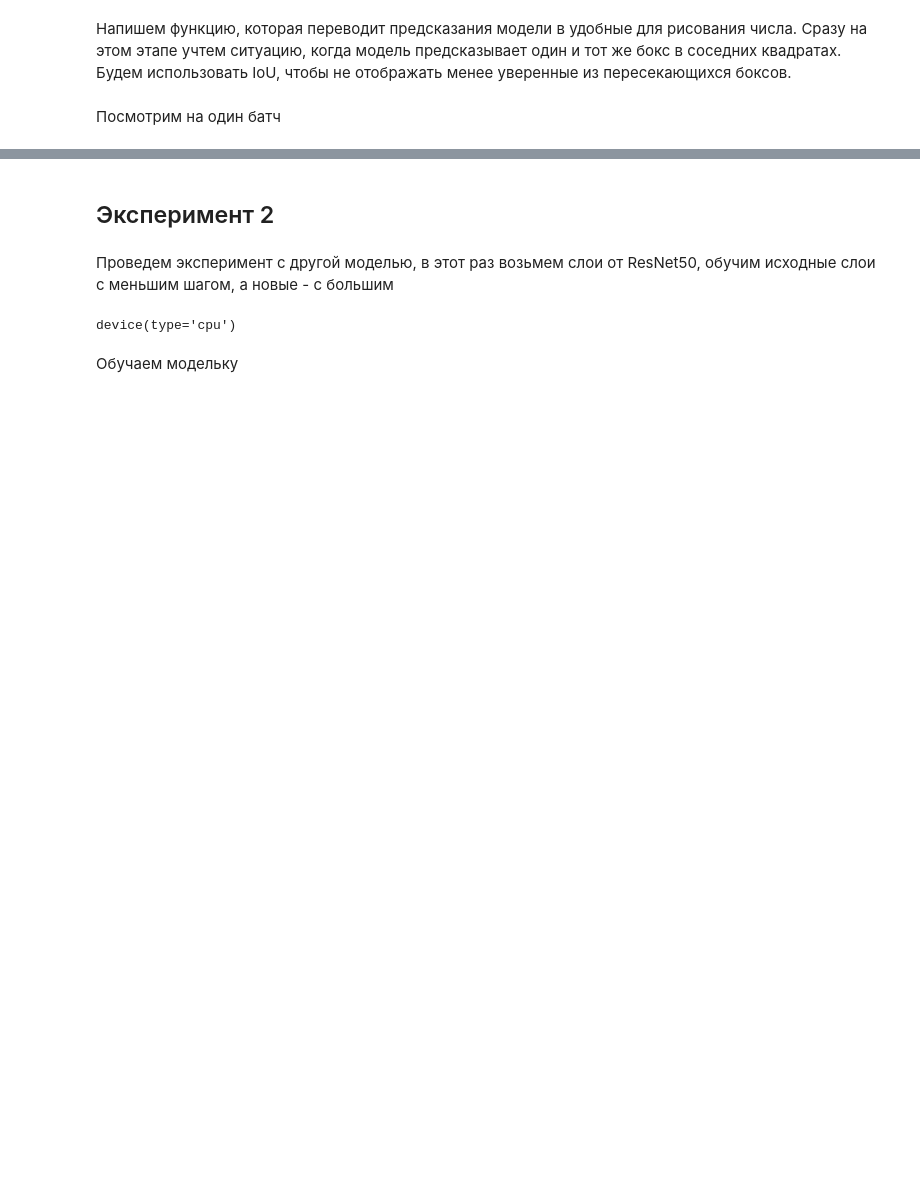
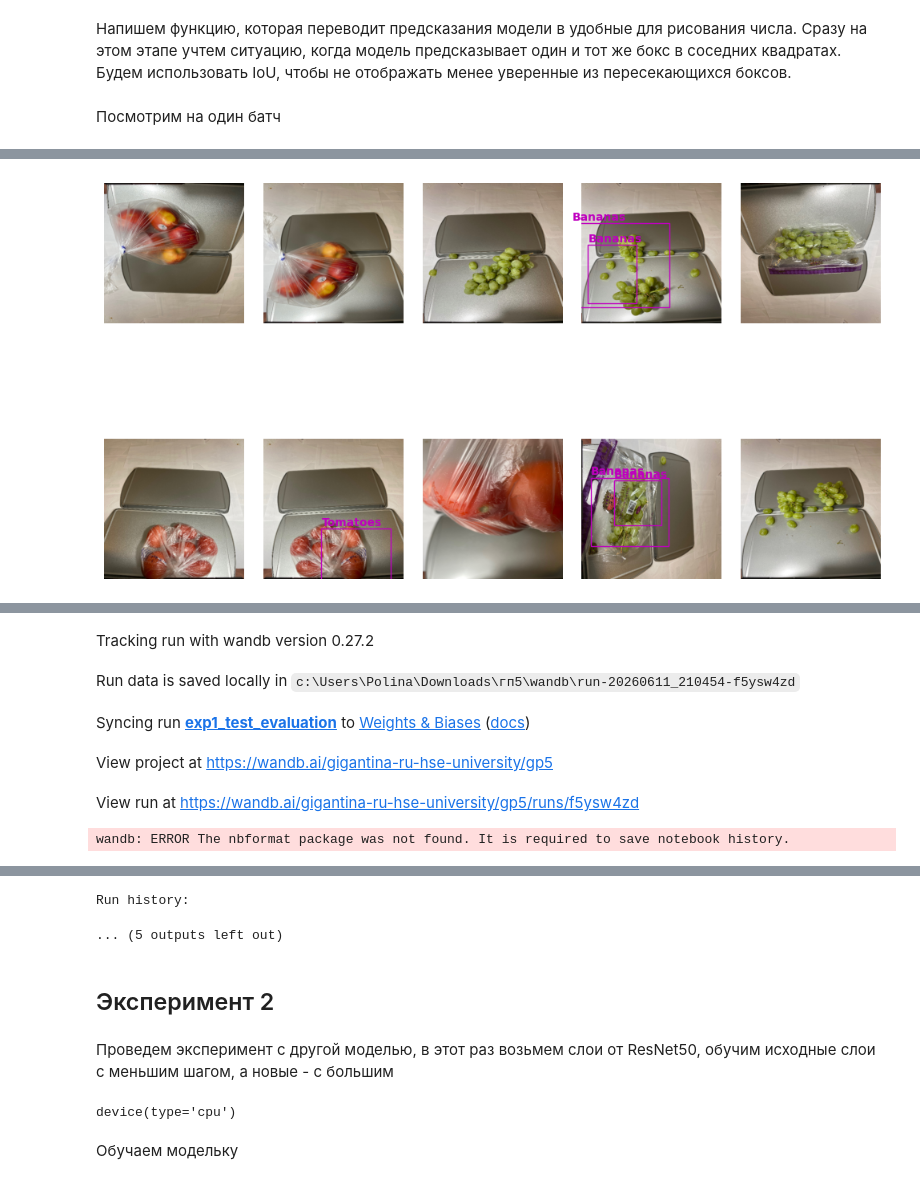
Before and after one commit to gigantina/gp-5, a Jupyter notebook: gp5_cnn_1.ipynb, the cells around one changed output, grey strips where cells are left out. Saved outputs shown, nothing was run; the diff lists cells and outputs as text; code cells hidden in the pictures; blank space fills up the shorter version.

```diff
--- a/gp5_cnn_1.ipynb
+++ b/gp5_cnn_1.ipynb
@@ -134,7 +195,7 @@ C = 10
 # %%
 def get_yolo_data(image_path):
     image_path = Path(image_path)
-    txt_path = str(image_path).replace("/images/", "/bboxes/").replace("jpg", "txt")
+    txt_path = str(image_path).replace("images", "bboxes").replace("jpg", "txt")
     img_w, img_h = Image.open(image_path).size
 
     bboxes = []
@@ -378,0 +481,17 @@ device(type='cpu')
+# %%
+# ОБУЧЕНИЕ СУПЕР КРУТОЙ РУКОПИСНОЙ МОДЕЛЬКИ
+LR = 1e-3
+EPOCHS_1 = 1
+
+config_exp1 = {
+    "model": "SimpleDetector",
+    "architecture": "custom_cnn",
+    "epochs": EPOCHS_1,
+    "batch_size": 10,
+    "learning_rate": LR,
+    "seed": 21,
+    "loss": "special_loss",
+    "task": "detection",
+}
+
+run_exp1 = wandb.init(project=WANDB_PROJECT, entity=WANDB_ENTITY, name="simple_detector_exp1", config=config_exp1)
@@ -467,2 +636,41 @@ visualize(batch["image"], pred_decoded)
 # %%
 # ПОСЧИТАТЬ МЕТРИКИ
+# %%
+test_loader = torch.utils.data.DataLoader(test_ds, 10, collate_fn=collate_fn, shuffle=False)
+
+model_test_1.eval()
+total_loss = 0
+num_batches = 0
+
+with torch.no_grad():
+    for batch in tqdm(test_loader, desc="Оценка на тесте"):
+        images = batch["image"].to(device)
+        targets = batch["target"].to(device)
+
+        pred = model_test_1(images)
+
+        batch_loss = 0
+        for i in range(pred.shape[0]):
+            batch_loss += special_loss(pred[i], targets[i], C=C)
+
+        total_loss += batch_loss.item() / pred.shape[0]
+        num_batches += 1
+
+test_loss = total_loss / num_batches if num_batches > 0 else 0
+print("Test Loss:", test_loss)
+
+batch = next(iter(test_loader))
+images = batch["image"].to(device)
+
+with torch.no_grad():
+    pred = model_test_1(images).cpu()
+
+pred_decoded = decode_prediction_nms(pred, threshold=0.5)
+
+visualize(batch["image"], pred_decoded)
+
+wandb.init(project=WANDB_PROJECT, entity=WANDB_ENTITY, name="exp1_test_evaluation", reinit=True)
+wandb.log({"exp1_test/test_loss": test_loss})
+
+wandb.finish()
+# %% [output]
@@ -468,0 +678 @@ visualize(batch["image"], pred_decoded)
+[figure, added]
@@ -468,0 +681,6 @@ visualize(batch["image"], pred_decoded)
+Tracking run with wandb version 0.27.2
+Run data is saved locally in c:\Users\Polina\Downloads\гп5\wandb\run-20260611_210454-f5ysw4zd
+Syncing run exp1_test_evaluation to Weights & Biases (docs)
+View project at https://wandb.ai/gigantina-ru-hse-university/gp5
+View run at https://wandb.ai/gigantina-ru-hse-university/gp5/runs/f5ysw4zd
+wandb: ERROR The nbformat package was not found. It is required to save notebook history.
@@ -469,3 +688,5 @@ visualize(batch["image"], pred_decoded)
+Run history:
+... (5 outputs left out)
 # %% [markdown]
 ## Эксперимент 2
 # %% [markdown]
```
Also changed, not shown: parts of 30 cells of this notebook, 1 other file.
